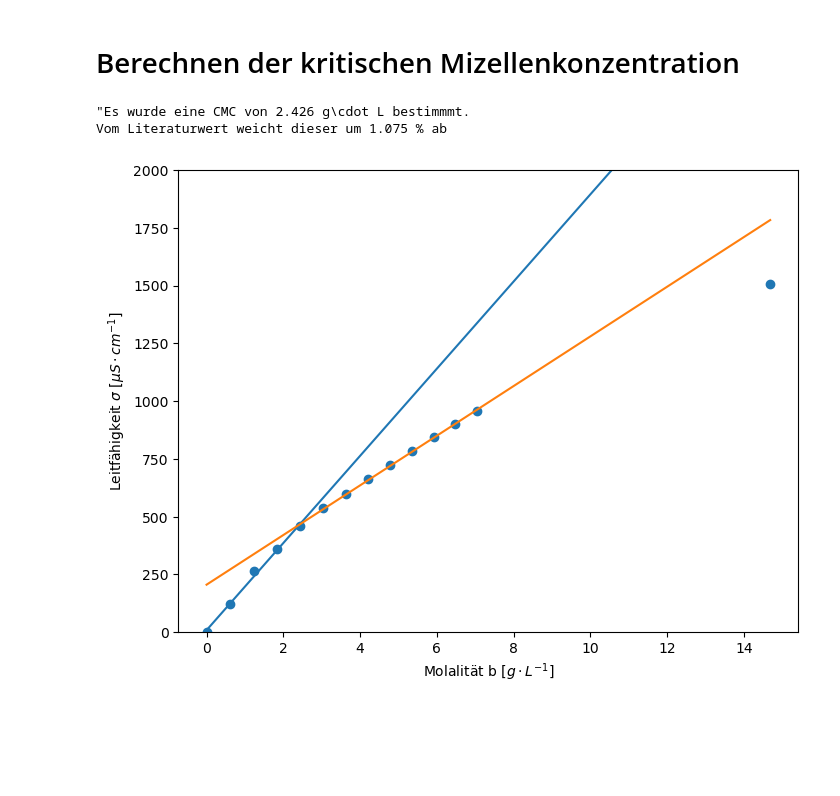
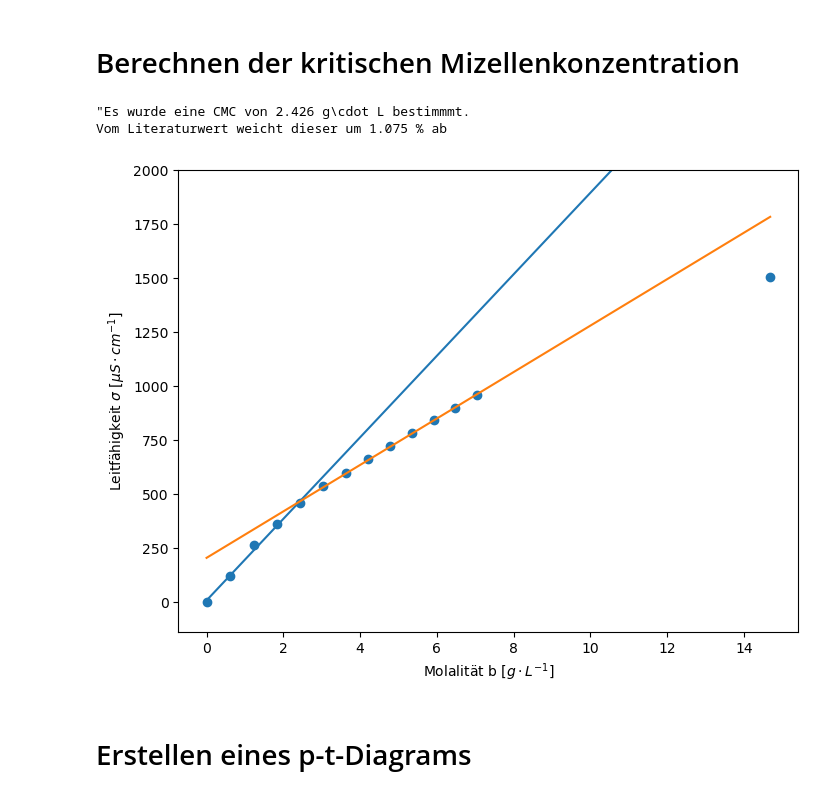
Before and after one commit to Rankenstein678/Makro, a Jupyter notebook: AMC3/AMC3.ipynb, the cells around one changed output. Drawn from its saved outputs; the diff is of its cells as text; code cells hidden in the pictures; blank space fills up the shorter version.

```diff
--- a/AMC3/AMC3.ipynb
+++ b/AMC3/AMC3.ipynb
@@ -19,32 +20,34 @@ V_SDS = 27e-3 # L
 b_SDS = m_SDS/V_SDS # g.L^-1
 
 
 V_SDS_zugegeben = np.concat([np.arange(0,13),[27]]) * 1e-3
 
 V_probe = 180e-3 + V_SDS_zugegeben # L
 c_SDS = V_SDS_zugegeben*b_SDS / V_probe
 
 CMC_lit = 2.4 # g.L^-1
 
 leitfaehigkeit = np.delete(CMC["Value"],7) # Entferne Doppelten Messwert
 plt.scatter(c_SDS,leitfaehigkeit)
 
 ausgleich1 = scipy.stats.linregress(c_SDS[:5],leitfaehigkeit[:5])
 ausgleich2 = scipy.stats.linregress(c_SDS[4:-1],leitfaehigkeit[4:-1])
 ax.plot(c_SDS, ausgleich1.slope * c_SDS + ausgleich1.intercept)
 ax.plot(c_SDS, ausgleich2.slope * c_SDS + ausgleich2.intercept)
-ax.set_ylim(0,2000)
+ax.set_ylim(top=2000)
 ax.set_xlabel("Molalität b [$g\cdot L^{-1}$]")
 ax.set_ylabel("Leitfähigkeit $\sigma$ [$\mu S\cdot cm^{-1}$]")
 
 def ausgleichs_schnitt(x):
     return (ausgleich1.slope * x + ausgleich1.intercept) - (ausgleich2.slope * x + ausgleich2.intercept)
 
 CMC_gemessen = scipy.optimize.fsolve(ausgleichs_schnitt,2.4)[0]
 
 print(f""""Es wurde eine CMC von {CMC_gemessen:.3f} g\cdot L bestimmmt.
 Vom Literaturwert weicht dieser um {100*CMC_gemessen/CMC_lit-100:.3f} % ab""")
 # %% [output]
 "Es wurde eine CMC von 2.426 g\cdot L bestimmmt.
 Vom Literaturwert weicht dieser um 1.075 % ab
-[figure, old version]
+[figure, new version]
+# %% [markdown]
+# Erstellen eines p-t-Diagrams
```
Also changed, not shown: parts of 5 cells of this notebook.
